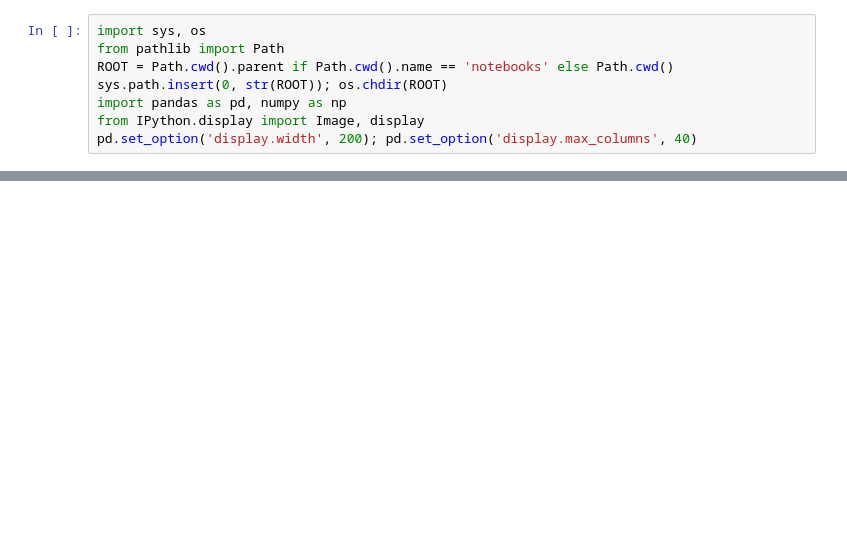
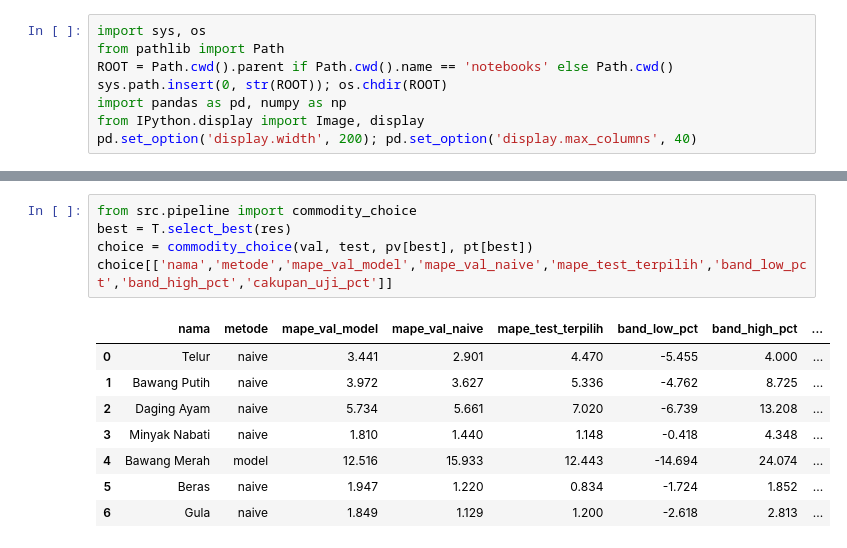
Before and after one commit to GHFR1206/PasarCerdas, a Jupyter notebook: notebooks/04_model_training.ipynb, the cells around one changed output, grey strips where cells are left out. Cells and saved outputs as stored; diff of their text form; blank space fills up the shorter version.

```diff
--- a/notebooks/04_model_training.ipynb
+++ b/notebooks/04_model_training.ipynb
@@ -23,0 +70,14 @@ print('Model terpilih:', T.select_best(res))
+# %%
+from src.pipeline import commodity_choice
+best = T.select_best(res)
+choice = commodity_choice(val, test, pv[best], pt[best])
+choice[['nama','metode','mape_val_model','mape_val_naive','mape_test_terpilih','band_low_pct','band_high_pct','cakupan_uji_pct']]
+# %% [output]
+|  | nama | metode | mape_val_model | mape_val_naive | mape_test_terpilih | band_low_pct | band_high_pct | ... |
+| 0 | Telur | naive | 3.441 | 2.901 | 4.470 | -5.455 | 4.000 | ... |
+| 1 | Bawang Putih | naive | 3.972 | 3.627 | 5.336 | -4.762 | 8.725 | ... |
+| 2 | Daging Ayam | naive | 5.734 | 5.661 | 7.020 | -6.739 | 13.208 | ... |
+| 3 | Minyak Nabati | naive | 1.810 | 1.440 | 1.148 | -0.418 | 4.348 | ... |
+| 4 | Bawang Merah | model | 12.516 | 15.933 | 12.443 | -14.694 | 24.074 | ... |
+| 5 | Beras | naive | 1.947 | 1.220 | 0.834 | -1.724 | 1.852 | ... |
+| 6 | Gula | naive | 1.849 | 1.129 | 1.200 | -2.618 | 2.813 | ... |
```
Also changed, not shown: parts of 6 cells of this notebook, 12 other files.
